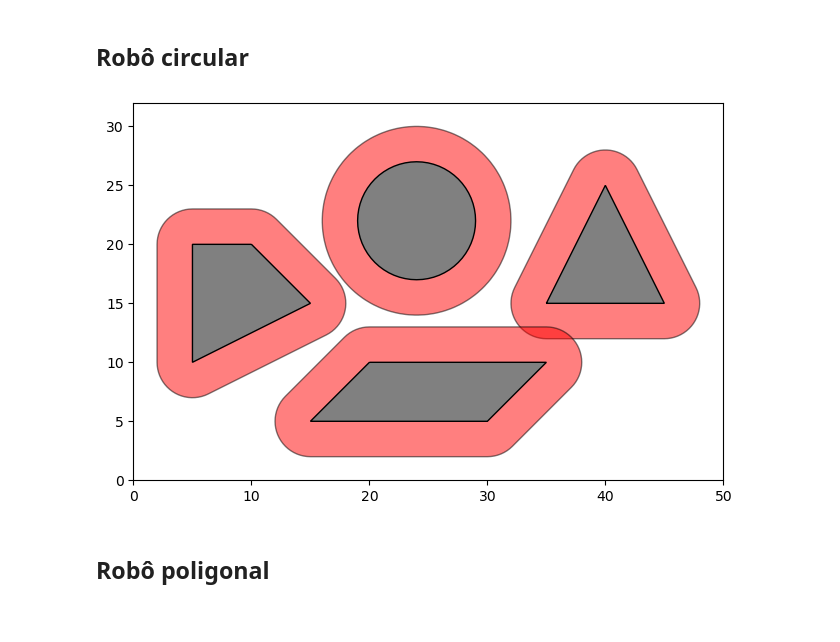
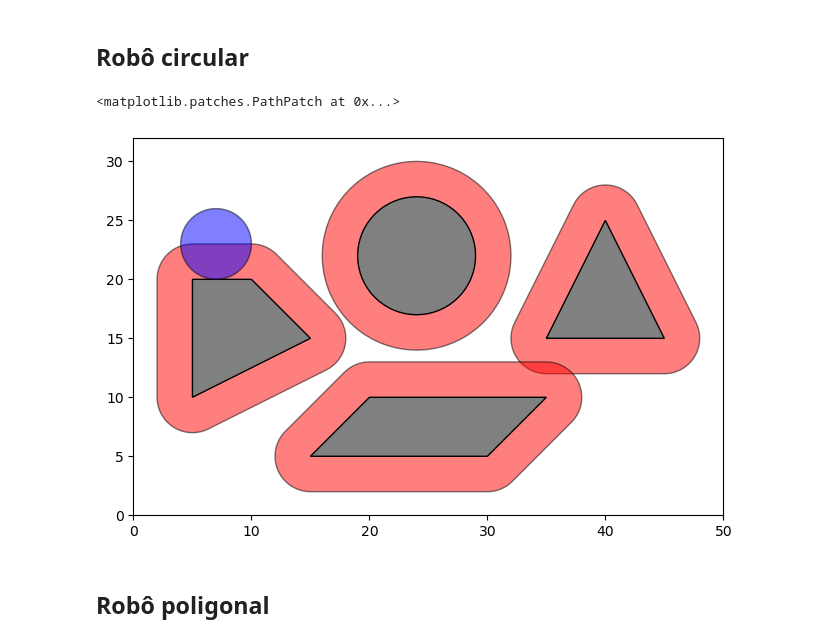
Before and after one commit to verlab/dcc042-robotica-movel, a Jupyter notebook: jupyter-notebooks/aula05-transformacoes-homogeneas-espaco-configuracoes.ipynb, the cells around one changed output. Drawn from its saved outputs; the diff is of its cells as text; code cells hidden in the pictures.

```diff
--- a/jupyter-notebooks/aula05-transformacoes-homogeneas-espaco-configuracoes.ipynb
+++ b/jupyter-notebooks/aula05-transformacoes-homogeneas-espaco-configuracoes.ipynb
@@ -217,18 +216,24 @@ plot_map(obs_set)
 # %%
 R = 3
 
 obs_set = [obs1, obs2, obs3, obs4]
 
 obs_set_dilated = []
 for obs in obs_set:
     obs_set_dilated.append(obs.buffer(R))
 
 plot_map(obs_set)
 
 for obs in obs_set_dilated:
     plt.gca().add_patch(PolygonPatch(obs, facecolor='red', alpha=.5, zorder=0))
+
+
+# Robô
+robot = Point([7, 23]).buffer(R)
+plt.gca().add_patch(PolygonPatch(robot, facecolor='blue', alpha=.5))
 # %% [output]
+<matplotlib.patches.PathPatch at 0x...>
-[figure, old version]
+[figure, new version]
 # %% [markdown]
 ## Robô poligonal
 # %%
```
Also changed, not shown: parts of 1 cell of this notebook.
